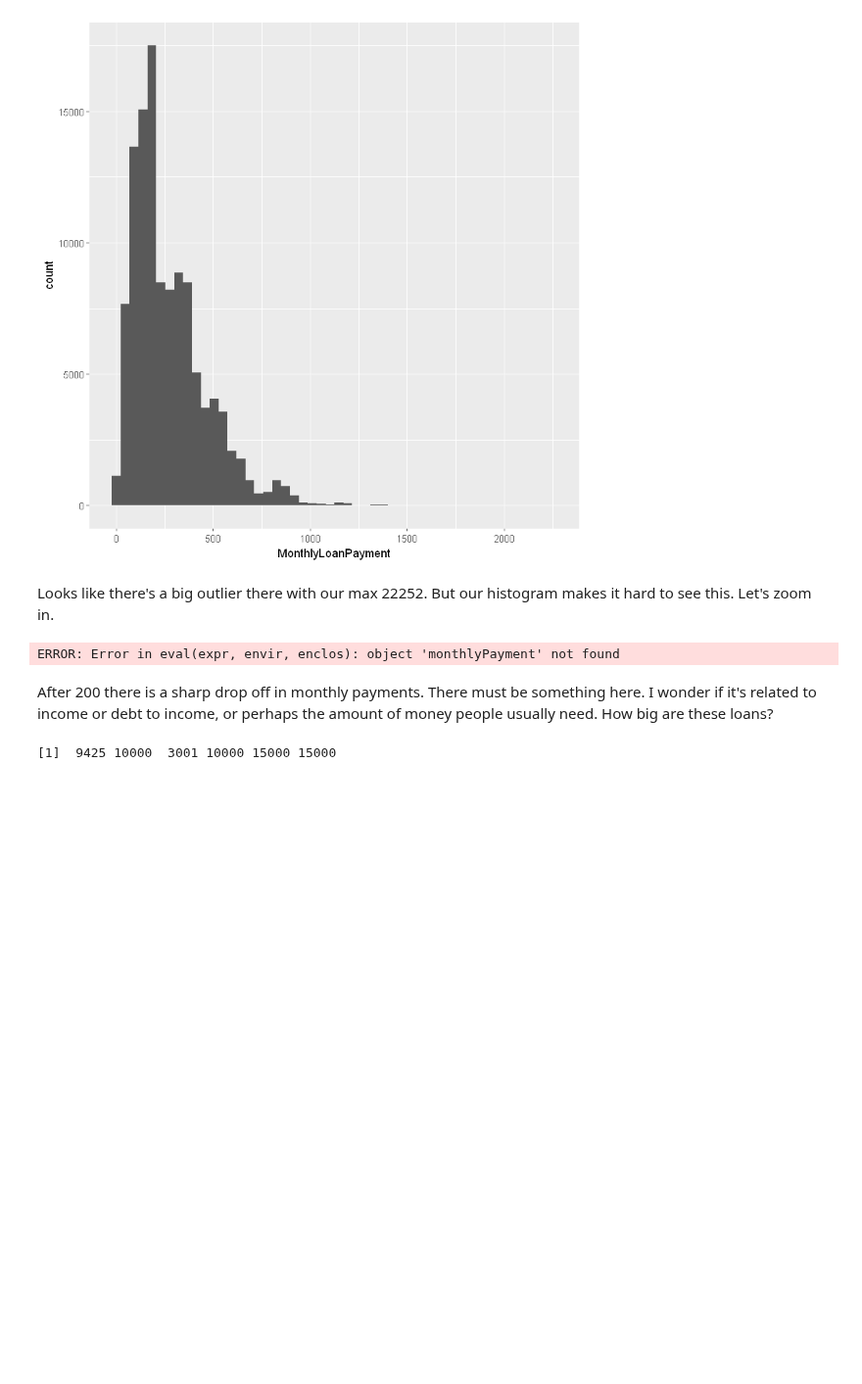
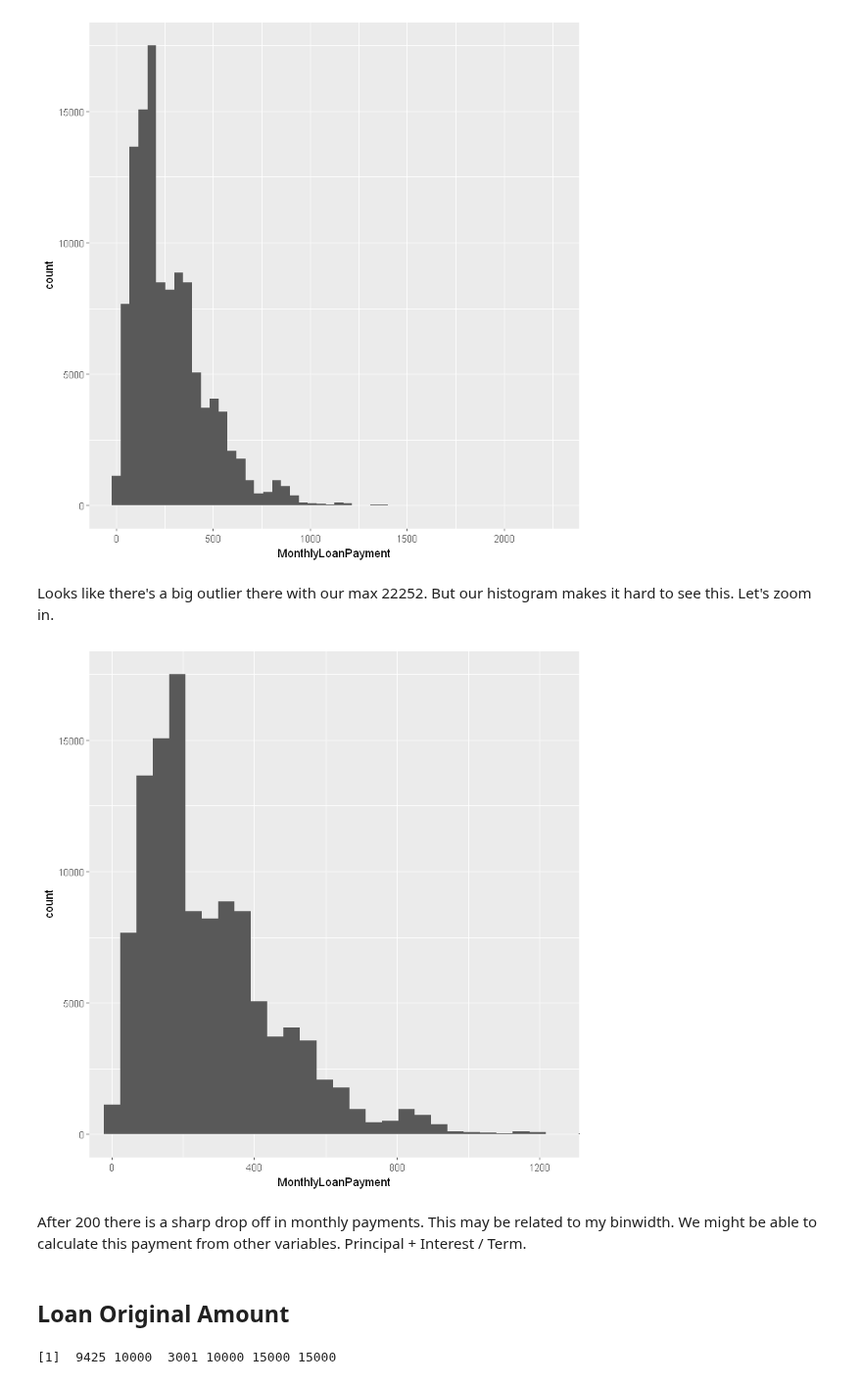
Before and after one commit to timdef/ProsperLoanEDA, a Jupyter notebook: UnivariateExploration.ipynb, the cells around one changed output. Shown at 98% size. Drawn from its saved outputs; the diff is of its cells as text; code cells hidden in the pictures; blank space fills up the shorter version.

Commit message:
Update LoanOriginalAmount section.

```diff
--- a/UnivariateExploration.ipynb
+++ b/UnivariateExploration.ipynb
@@ -640,9 +640,11 @@ monthly_payment
 # %% [markdown]
 Looks like there's a big outlier there with our max  22252. But our histogram makes it hard to see this. Let's zoom in.
 # %%
-monthlyPayment + coord_cartesian(c(0,1250))
+monthly_payment + coord_cartesian(c(0,1250))
 # %% [output]
-ERROR: Error in eval(expr, envir, enclos): object 'monthlyPayment' not found
+[figure, added]
-# %% [markdown]
-After 200 there is a sharp drop off in monthly payments. There must be something here. I wonder if it's related to income or debt to income, or perhaps the amount of money people usually need. How big are these loans?
+# %% [markdown]
+After 200 there is a sharp drop off in monthly payments. This may be related to my binwidth. We might be able to calculate this payment from other variables. Principal + Interest / Term.
+# %% [markdown]
+## Loan Original Amount
 # %%
```
Also changed, not shown: parts of 3 cells of this notebook.
